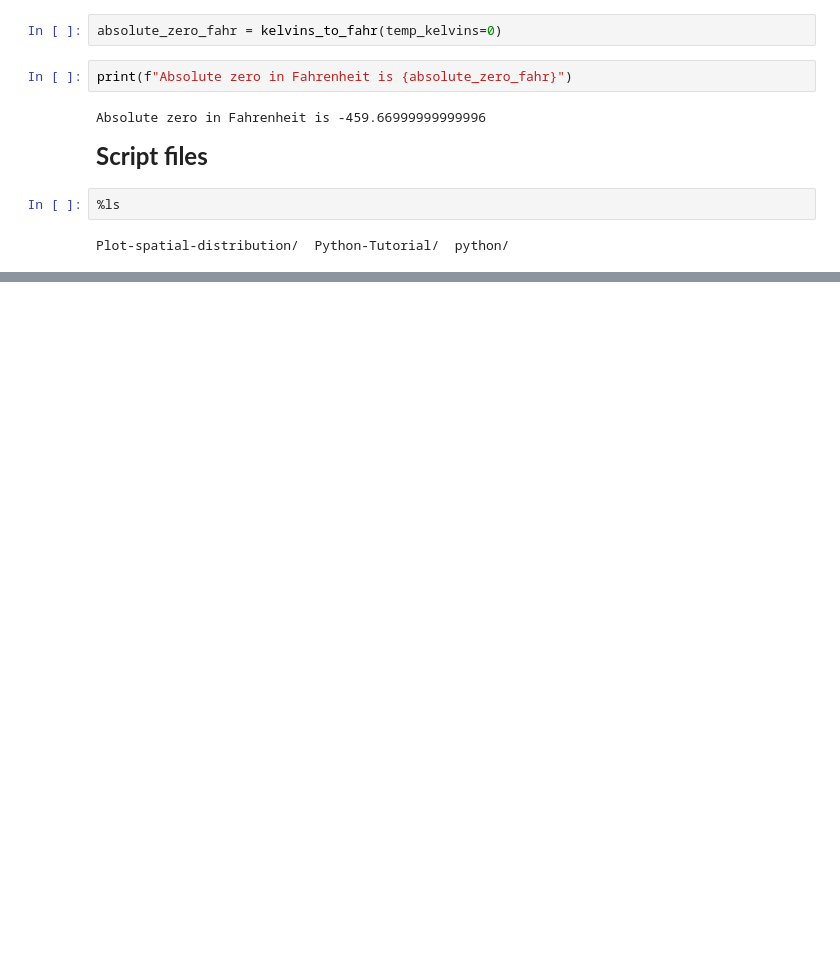
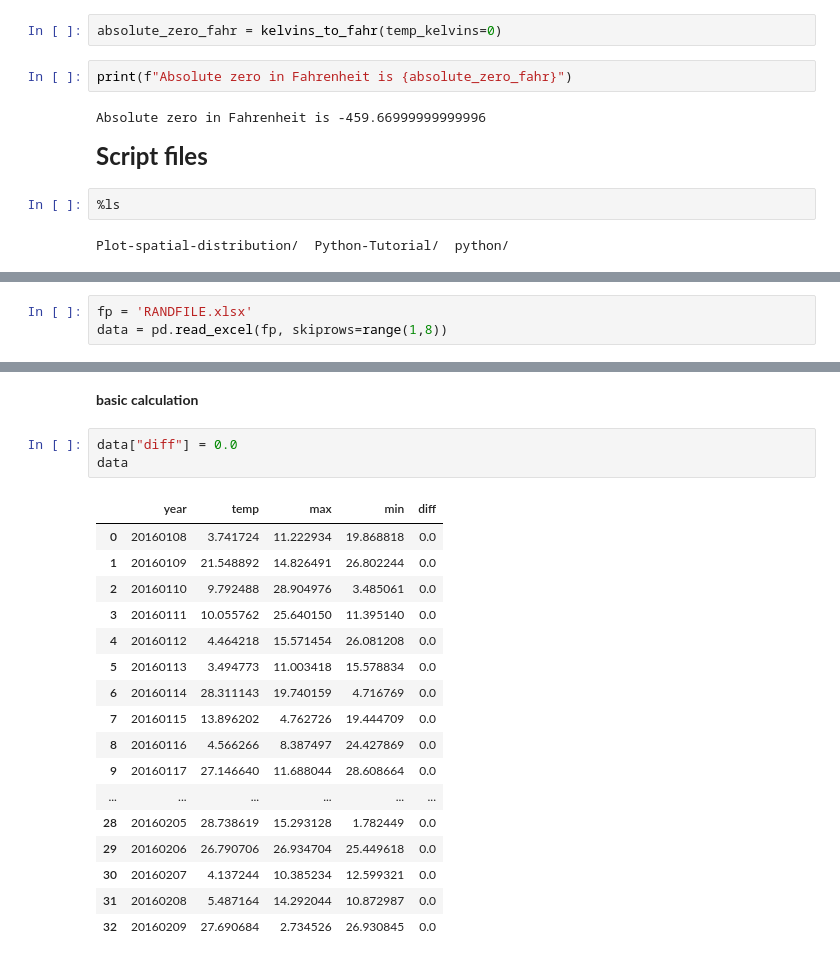
Before and after one commit to yangshanye/Python-Tutorial, a Jupyter notebook: Geopython_basic_expresion.ipynb, the cells around one changed output, grey strips where cells are left out. Drawn from its saved outputs; the diff is of its cells as text; blank space fills up the shorter version.

```diff
--- a/Geopython_basic_expresion.ipynb
+++ b/Geopython_basic_expresion.ipynb
@@ -1332,0 +1337,3 @@ Index: []
+# %%
+fp = 'RANDFILE.xlsx'
+data = pd.read_excel(fp, skiprows=range(1,8))
@@ -1332,0 +1353,23 @@ Index: []
+# %% [markdown]
+**basic calculation**
+# %%
+data["diff"] = 0.0
+data
+# %% [output]
+|  | year | temp | max | min | diff |
+| 0 | 20160108 | 3.741724 | 11.222934 | 19.868818 | 0.0 |
+| 1 | 20160109 | 21.548892 | 14.826491 | 26.802244 | 0.0 |
+| 2 | 20160110 | 9.792488 | 28.904976 | 3.485061 | 0.0 |
+| 3 | 20160111 | 10.055762 | 25.640150 | 11.395140 | 0.0 |
+| 4 | 20160112 | 4.464218 | 15.571454 | 26.081208 | 0.0 |
+| 5 | 20160113 | 3.494773 | 11.003418 | 15.578834 | 0.0 |
+| 6 | 20160114 | 28.311143 | 19.740159 | 4.716769 | 0.0 |
+| 7 | 20160115 | 13.896202 | 4.762726 | 19.444709 | 0.0 |
+| 8 | 20160116 | 4.566266 | 8.387497 | 24.427869 | 0.0 |
+| 9 | 20160117 | 27.146640 | 11.688044 | 28.608664 | 0.0 |
+| ... | ... | ... | ... | ... | ... |
+| 28 | 20160205 | 28.738619 | 15.293128 | 1.782449 | 0.0 |
+| 29 | 20160206 | 26.790706 | 26.934704 | 25.449618 | 0.0 |
+| 30 | 20160207 | 4.137244 | 10.385234 | 12.599321 | 0.0 |
+| 31 | 20160208 | 5.487164 | 14.292044 | 10.872987 | 0.0 |
+| 32 | 20160209 | 27.690684 | 2.734526 | 26.930845 | 0.0 |
```
Also changed, not shown: parts of 176 cells of this notebook.
